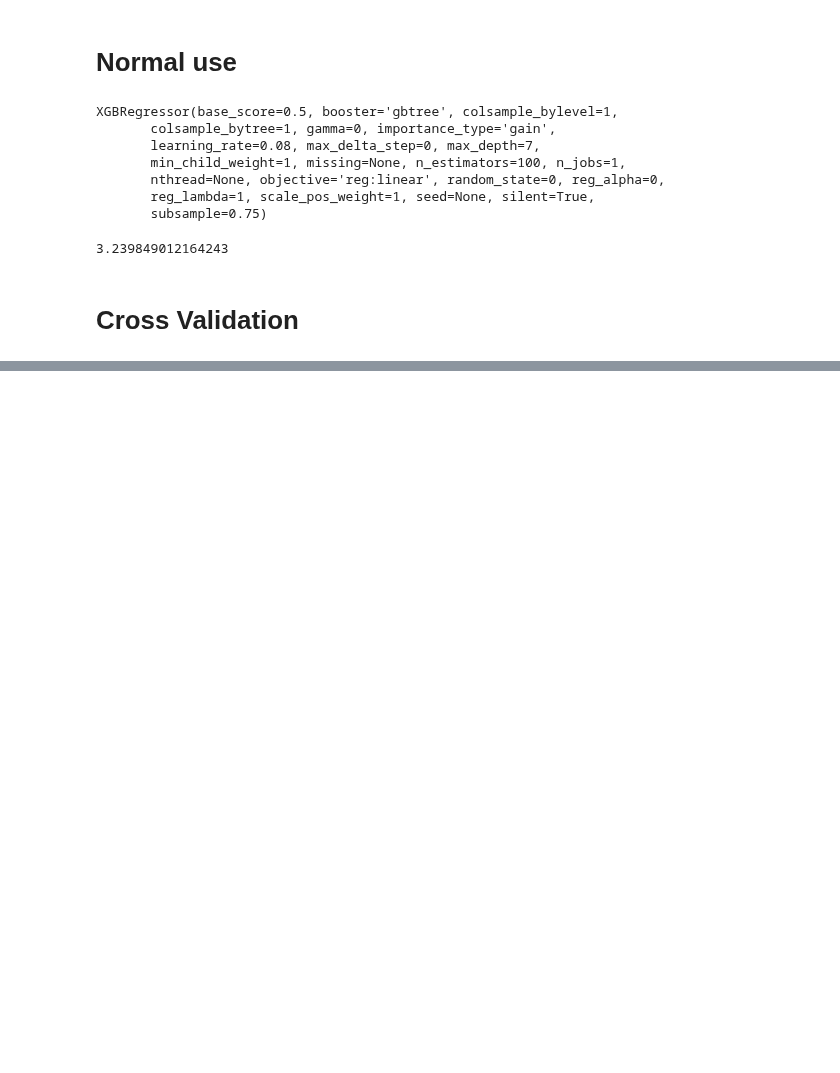
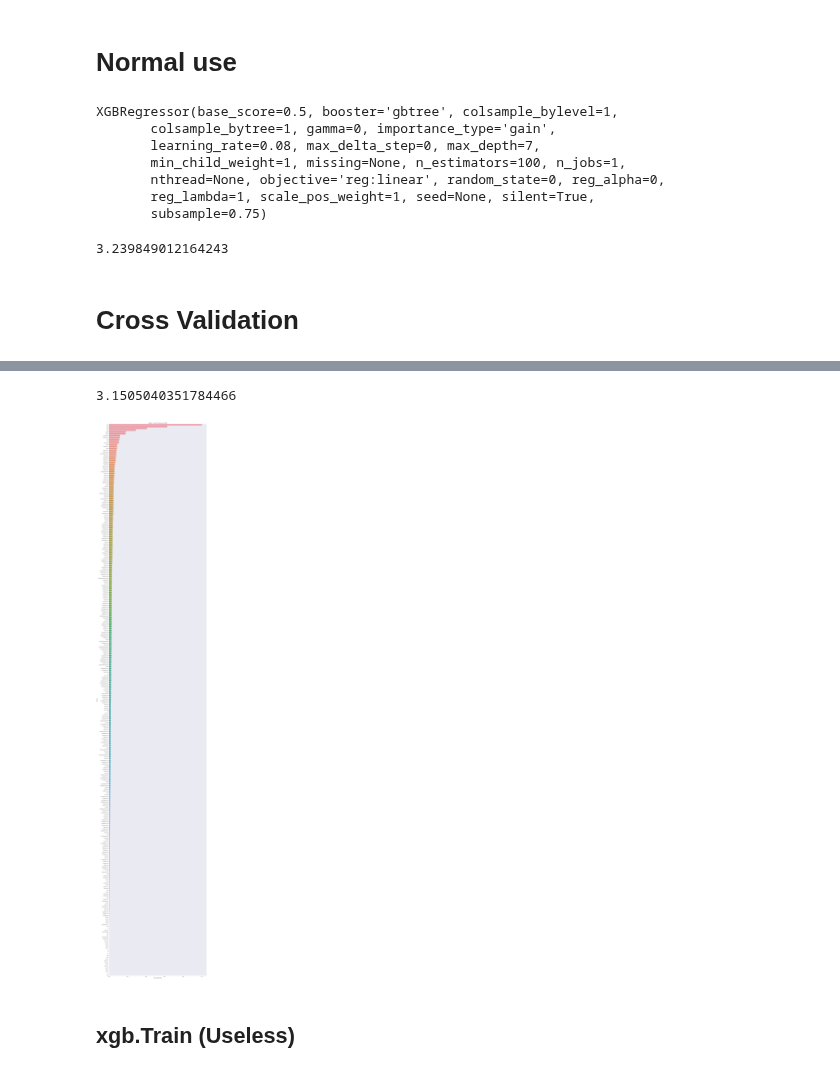
Before and after one commit to AlanConstantine/ISI-WorldCup2019, a Jupyter notebook: Code/Training/xgboost/xgboost_analysis.ipynb, the cells around one changed output, grey strips where cells are left out. Drawn from its saved outputs; the diff is of its cells as text; code cells hidden in the pictures; blank space fills up the shorter version.

Commit message:
Update xgboost_analysis

```diff
--- a/Code/Training/xgboost/xgboost_analysis.ipynb
+++ b/Code/Training/xgboost/xgboost_analysis.ipynb
@@ -76,18 +92,26 @@ xgb_params = {'eta': 0.02,
 # %%
+feature_importance_df = np.zeros((xtrain.shape[1], nfolds))
+mvalid = np.zeros(len(xtrain))
+mfull = np.zeros(len(xtest))
+
 for fold_, (trn_idx, val_idx) in enumerate(folds.split(xtrain.values, ytrain.values)):
     print('----')
     print("fold n°{}".format(fold_))
 
-    train_X, valid_X = xtrain.iloc[trn_idx], ytrain.iloc[trn_idx]
-    train_y, valid_y = xtrain.iloc[val_idx], ytrain.iloc[val_idx]
+    x0, y0 = xtrain.iloc[trn_idx], ytrain.iloc[trn_idx]
+    x1, y1 = xtrain.iloc[val_idx], ytrain.iloc[val_idx]
 
-    d_train = xgb.DMatrix(train_X, train_y)
-    d_valid = xgb.DMatrix(valid_X, valid_y)
-    d_test = xgb.DMatrix(xtest)
 
-    watchlist = [(d_train, 'train'), (d_valid, 'valid')]
-    model = XGBRegressor(n_estimators=100, learning_rate=0.08, gamma=0, subsample=0.75,
-                           colsample_bytree=1, max_depth=7)
-
-    xgb_pred = model.predict(d_test)
-    xgb_preds.append(list(xgb_pred))
+#     model = XGBRegressor(n_estimators=100,
+#                          learning_rate=0.005,
+#                          gamma=0,
+#                          subsample=0.75,
+#                          colsample_bytree=1,
+#                          max_depth=7,
+#                          silent=False,
+#                          n_jobs=4)
+    model = XGBRegressor()
+    model.fit(x0, y0)
+    mvalid[val_idx] = model.predict(x1)
+    feature_importance_df[:, fold_] = model.feature_importances_
+    mfull += model.predict(xtest) / folds.n_splits
@@ -93,0 +139,20 @@ for fold_, (trn_idx, val_idx) in enumerate(folds.split(xtrain.values, ytrain.val
+# %%
+np.sqrt(mse(mfull.astype(int), ytest.astype(int)))
+# %% [output]
+3.1505040351784466
+# %%
+ximp = pd.DataFrame()
+ximp['feature'] = xtrain.columns
+ximp['importance'] = feature_importance_df.mean(axis=1)
+
+plt.figure(figsize=(20, 100))
+sns.barplot(x="importance",
+            y="feature",
+            data=ximp.sort_values(by="importance",
+                                  ascending=False))
+plt.title('Xgboost Features (avg over folds)')
+plt.tight_layout()
+# %% [output]
+[figure, added]
+# %% [markdown]
+## xgb.Train (Useless)
```
Also changed, not shown: parts of 9 cells of this notebook.
